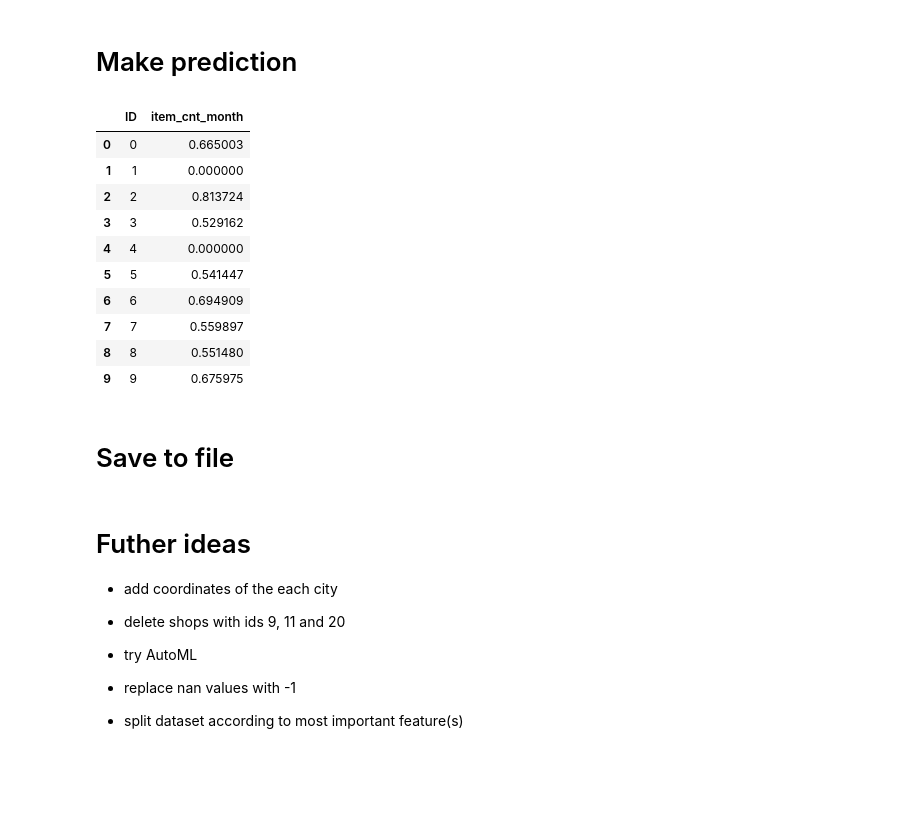
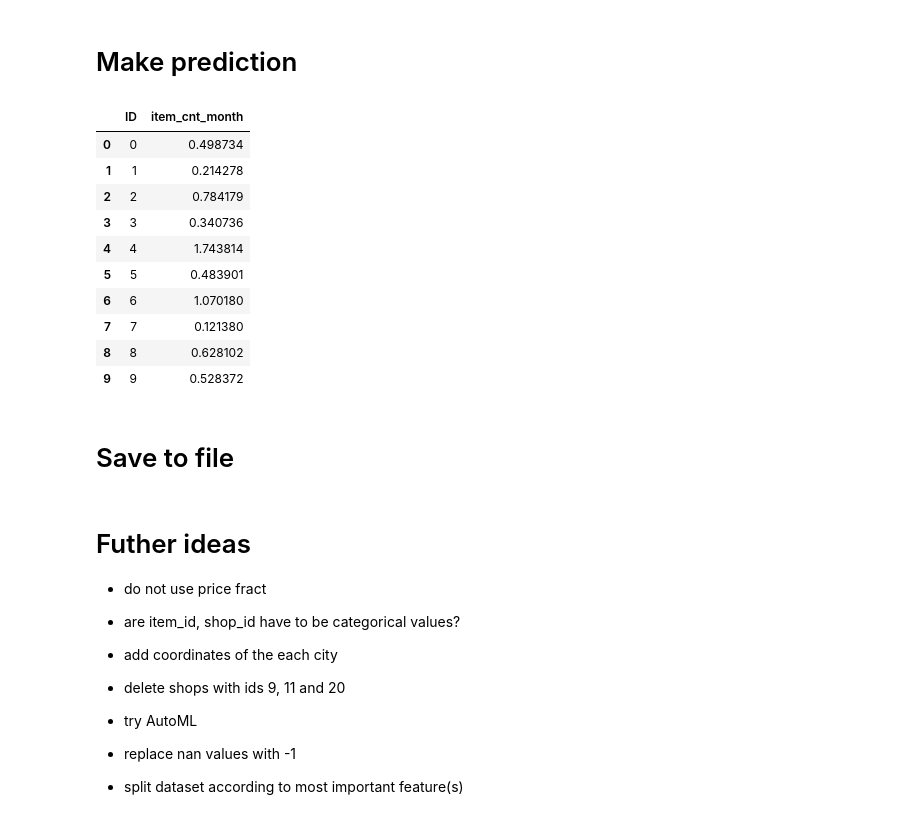
Before and after one commit to beatwad/predict_future_sales, a Jupyter notebook: Pred_Fut_Sales.ipynb, the cells around one changed output. Saved outputs shown, nothing was run; the diff lists cells and outputs as text; code cells hidden in the pictures; blank space fills up the shorter version.

```diff
--- a/Pred_Fut_Sales.ipynb
+++ b/Pred_Fut_Sales.ipynb
@@ -606,6 +564,7 @@ sales_test2 = sales_test.join(items.set_index('item_id'), on='item_id')
 sales_test2 = sales_test2.join(item_categories.set_index('item_category_id'), on='item_category_id')
 sales_test2 = sales_test2.join(shops.set_index('shop_id'), on='shop_id')
 sales_test2['date_block_num'] = 34
+sales_test2.drop('ID', axis=1, inplace=True)
 sales_test2 = sales_test2.join(date_blocks.set_index('date_block_num'), on='date_block_num')
 
 sales_test2.head()
@@ -695,7 +680,7 @@ Wall time: 29.8 s
 # %% [markdown]
 # Drop unnecessary columns and rows
 # %%
-sales_train2.drop(['shop_name', 'item_name', 'item_category_name'], axis=1, inplace=True)
+sales_train2.drop(['shop_name', 'item_name', 'item_price', 'item_category_name'], axis=1, inplace=True)
 sales_test2.drop(['shop_name', 'item_name', 'item_category_name'], axis=1, inplace=True)
 
 # drop rows from first 3 months
@@ -737,6 +722,9 @@ sales_test2.head()
 # Clip train target value
 # %%
 sales_train2.item_cnt_month.clip(0, 20, inplace=True)
+
+sales_train2.fillna(0, inplace=True)
+sales_test2.fillna(0, inplace=True)
 # %% [markdown]
 # Train model
 
@@ -762,8 +753,6 @@ Train LGBM
 import lightgbm as lgb
 from sklearn.metrics import mean_squared_error
 
-feature_importances = pd.DataFrame()
-feature_importances['feature'] = sales_test2.columns
 mean_score = []
 
 feature_name = X_train.columns.tolist()
@@ -771,17 +760,14 @@ feature_name = X_train.columns.tolist()
 params = {
     'objective': 'mse',
     'metric': 'rmse',
-    'num_leaves': 2 ** 8 -1,
+    'num_leaves': 32,
     'learning_rate': 0.005,
     'feature_fraction': 0.8,
-    'bagging_fraction': 0.75,
+    'bagging_fraction': 0.8,
     'bagging_freq': 5,
-    'seed': 1,
     'verbose': 1
 }
-cat_feats = ['shop_id',
-             'item_id',
-             'item_category_id',
+cat_feats = ['item_category_id',
              'city',
              'global_category',
              'platform']
@@ -793,18 +779,11 @@ evals_result = {}
 gbm = lgb.train(
         params,
         lgb_train,
-        num_boost_round=125,
+        num_boost_round=500,
         valid_sets=(lgb_train, lgb_eval),
         feature_name = feature_name,
-        categorical_feature = feature_name_indexes,
+        categorical_feature = cat_feats,
         verbose_eval=10,
         evals_result = evals_result,
-        early_stopping_rounds = 30)
-
-feature_importances['1'] = lgb_model.feature_importances_
-
-y_pred_valid = lgb_model.predict(X_valid, num_iteration=lgb_model.best_iteration_)
-
-val_score = mean_squared_error(y_pred_valid, y_valid, squared=False)
-print(f'val rmse score is {val_score}')
+        early_stopping_rounds = 10)
 # %% [output]
@@ -842,27 +823,26 @@ plt.title('Feature importances');
 # %% [markdown]
 # Make prediction
 # %%
-y = lgb_model.predict(sales_test2)
+y = gbm.predict(sales_test2)
 
 null_ind = sales_test.loc[~sales_test.item_id.isin(sales_train.item_id.unique())].index
 
 submission['item_cnt_month'] = y
 submission.item_cnt_month.clip(0, 20, inplace=True)
-submission.iloc[null_ind, 1] = 0
 
 submission.head(10)
 # %% [output]
 |  | ID | item_cnt_month |
-| 0 | 0 | 0.665003 |
-| 1 | 1 | 0.000000 |
-| 2 | 2 | 0.813724 |
-| 3 | 3 | 0.529162 |
-| 4 | 4 | 0.000000 |
-| 5 | 5 | 0.541447 |
-| 6 | 6 | 0.694909 |
-| 7 | 7 | 0.559897 |
-| 8 | 8 | 0.551480 |
-| 9 | 9 | 0.675975 |
+| 0 | 0 | 0.498734 |
+| 1 | 1 | 0.214278 |
+| 2 | 2 | 0.784179 |
+| 3 | 3 | 0.340736 |
+| 4 | 4 | 1.743814 |
+| 5 | 5 | 0.483901 |
+| 6 | 6 | 1.070180 |
+| 7 | 7 | 0.121380 |
+| 8 | 8 | 0.628102 |
+| 9 | 9 | 0.528372 |
 # %% [markdown]
 # Save to file
 # %%
@@ -870,6 +850,9 @@ submission.to_csv('submission.csv', index=False)
 # %% [markdown]
 # Futher ideas
 
+- do not use price fract
+
+- are item_id, shop_id have to be categorical values?
 
 - add coordinates of the each city
 
```
Also changed, not shown: parts of 22 cells of this notebook.
